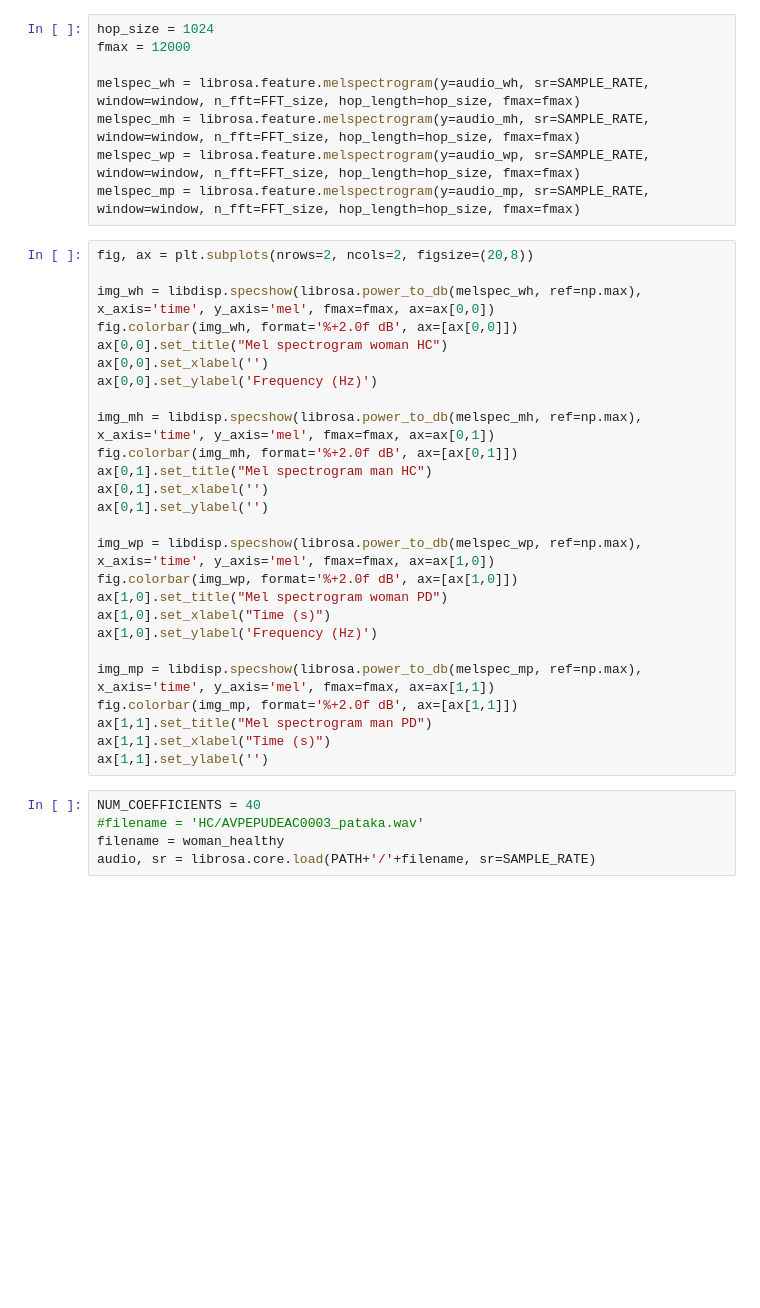
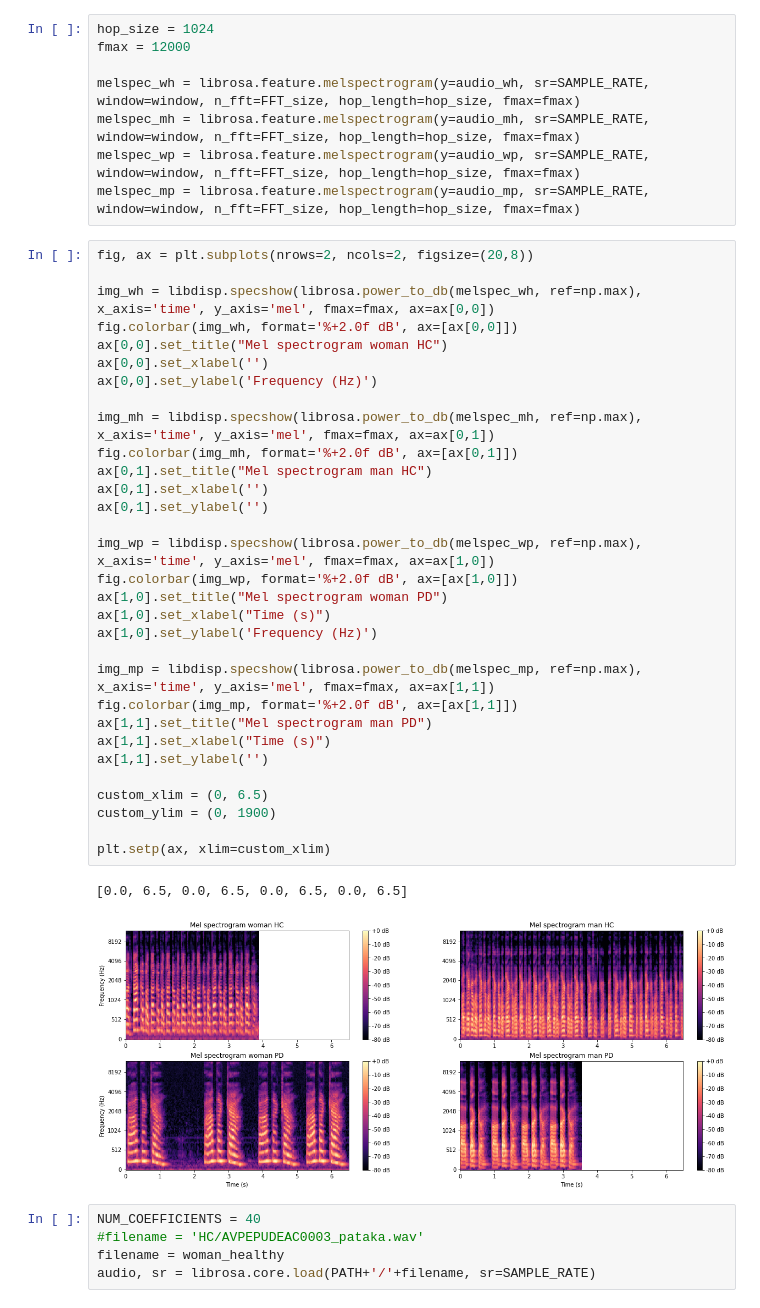
Before and after one commit to Speech-Recognition-PK/Speech-Recognition, a Jupyter notebook: DLAS_EDA_DATA_PREPARATION.ipynb, the cells around one changed output. Saved outputs shown, nothing was run; the diff lists cells and outputs as text; blank space fills up the shorter version.

```diff
--- a/DLAS_EDA_DATA_PREPARATION.ipynb
+++ b/DLAS_EDA_DATA_PREPARATION.ipynb
@@ -144,29 +171,37 @@ melspec_mp = librosa.feature.melspectrogram(y=audio_mp, sr=SAMPLE_RATE, window=w
 # %%
 fig, ax = plt.subplots(nrows=2, ncols=2, figsize=(20,8))
 
 img_wh = libdisp.specshow(librosa.power_to_db(melspec_wh, ref=np.max), x_axis='time', y_axis='mel', fmax=fmax, ax=ax[0,0])
 fig.colorbar(img_wh, format='%+2.0f dB', ax=[ax[0,0]])
 ax[0,0].set_title("Mel spectrogram woman HC")
 ax[0,0].set_xlabel('')
 ax[0,0].set_ylabel('Frequency (Hz)')
 
 img_mh = libdisp.specshow(librosa.power_to_db(melspec_mh, ref=np.max), x_axis='time', y_axis='mel', fmax=fmax, ax=ax[0,1])
 fig.colorbar(img_mh, format='%+2.0f dB', ax=[ax[0,1]])
 ax[0,1].set_title("Mel spectrogram man HC")
 ax[0,1].set_xlabel('')
 ax[0,1].set_ylabel('')
 
 img_wp = libdisp.specshow(librosa.power_to_db(melspec_wp, ref=np.max), x_axis='time', y_axis='mel', fmax=fmax, ax=ax[1,0])
 fig.colorbar(img_wp, format='%+2.0f dB', ax=[ax[1,0]])
 ax[1,0].set_title("Mel spectrogram woman PD")
 ax[1,0].set_xlabel("Time (s)")
 ax[1,0].set_ylabel('Frequency (Hz)')
 
 img_mp = libdisp.specshow(librosa.power_to_db(melspec_mp, ref=np.max), x_axis='time', y_axis='mel', fmax=fmax, ax=ax[1,1])
 fig.colorbar(img_mp, format='%+2.0f dB', ax=[ax[1,1]])
 ax[1,1].set_title("Mel spectrogram man PD")
 ax[1,1].set_xlabel("Time (s)")
 ax[1,1].set_ylabel('')
+
+custom_xlim = (0, 6.5)
+custom_ylim = (0, 1900)
+
+plt.setp(ax, xlim=custom_xlim)
+# %% [output]
+[0.0, 6.5, 0.0, 6.5, 0.0, 6.5, 0.0, 6.5]
+[figure, added]
 # %%
 NUM_COEFFICIENTS = 40
 #filename = 'HC/AVPEPUDEAC0003_pataka.wav'
```
Also changed, not shown: parts of 5 cells of this notebook.
